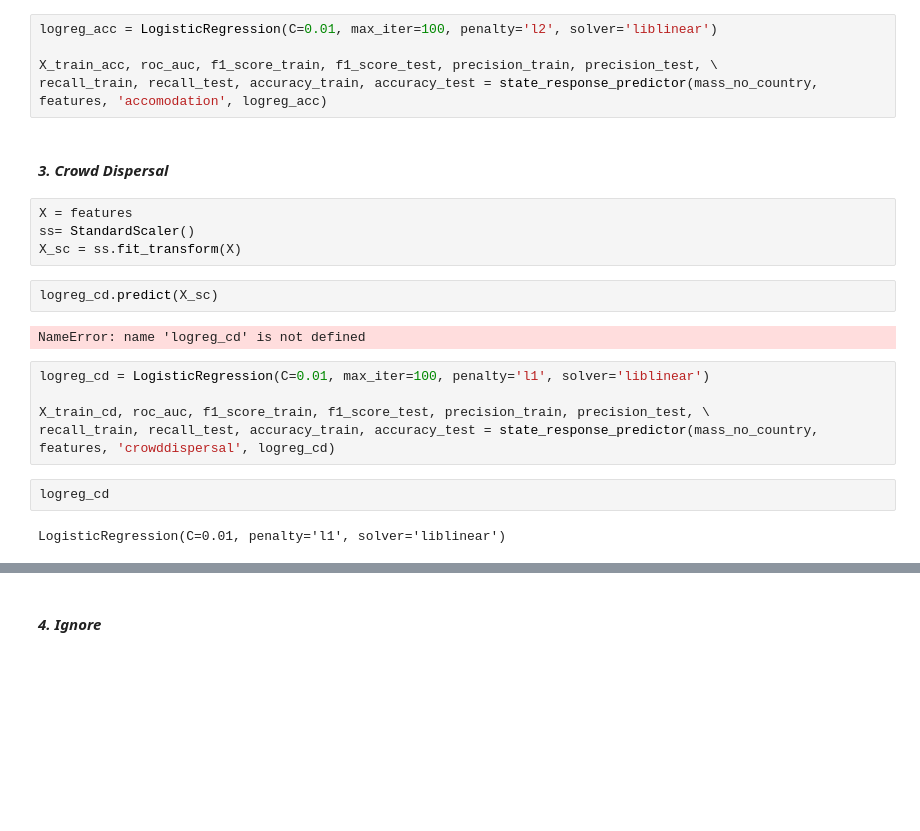
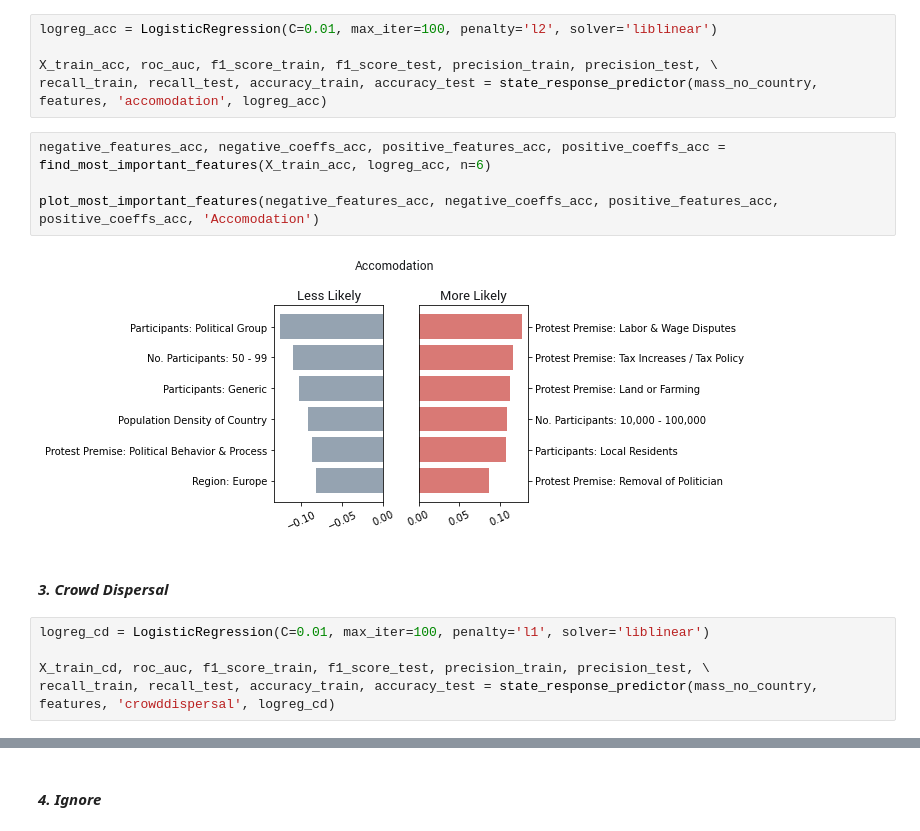
Before and after one commit to EmFib/Mass-Protests, a Jupyter notebook: users/log_reg_for_metrics_en.ipynb, the cells around one changed output, grey strips where cells are left out. Saved outputs shown, nothing was run; the diff lists cells and outputs as text; blank space fills up the shorter version.

```diff
--- a/users/log_reg_for_metrics_en.ipynb
+++ b/users/log_reg_for_metrics_en.ipynb
@@ -503,22 +485,16 @@ logreg_acc = LogisticRegression(C=0.01, max_iter=100, penalty='l2', solver='libl
 
 X_train_acc, roc_auc, f1_score_train, f1_score_test, precision_train, precision_test, \
 recall_train, recall_test, accuracy_train, accuracy_test = state_response_predictor(mass_no_country, features, 'accomodation', logreg_acc)
+# %%
+negative_features_acc, negative_coeffs_acc, positive_features_acc, positive_coeffs_acc = find_most_important_features(X_train_acc, logreg_acc, n=6)
+
+plot_most_important_features(negative_features_acc, negative_coeffs_acc, positive_features_acc, positive_coeffs_acc, 'Accomodation')
+# %% [output]
+[figure, added]
 # %% [markdown]
 #### **_3. Crowd Dispersal_**
-# %%
-X = features
-ss= StandardScaler()
-X_sc = ss.fit_transform(X)
-# %%
-logreg_cd.predict(X_sc)
-# %% [output]
-NameError: name 'logreg_cd' is not defined
 # %%
 logreg_cd = LogisticRegression(C=0.01, max_iter=100, penalty='l1', solver='liblinear')
 
 X_train_cd, roc_auc, f1_score_train, f1_score_test, precision_train, precision_test, \
 recall_train, recall_test, accuracy_train, accuracy_test = state_response_predictor(mass_no_country, features, 'crowddispersal', logreg_cd)
-# %%
-logreg_cd
-# %% [output]
-LogisticRegression(C=0.01, penalty='l1', solver='liblinear')
```
Also changed, not shown: parts of 16 cells of this notebook.
